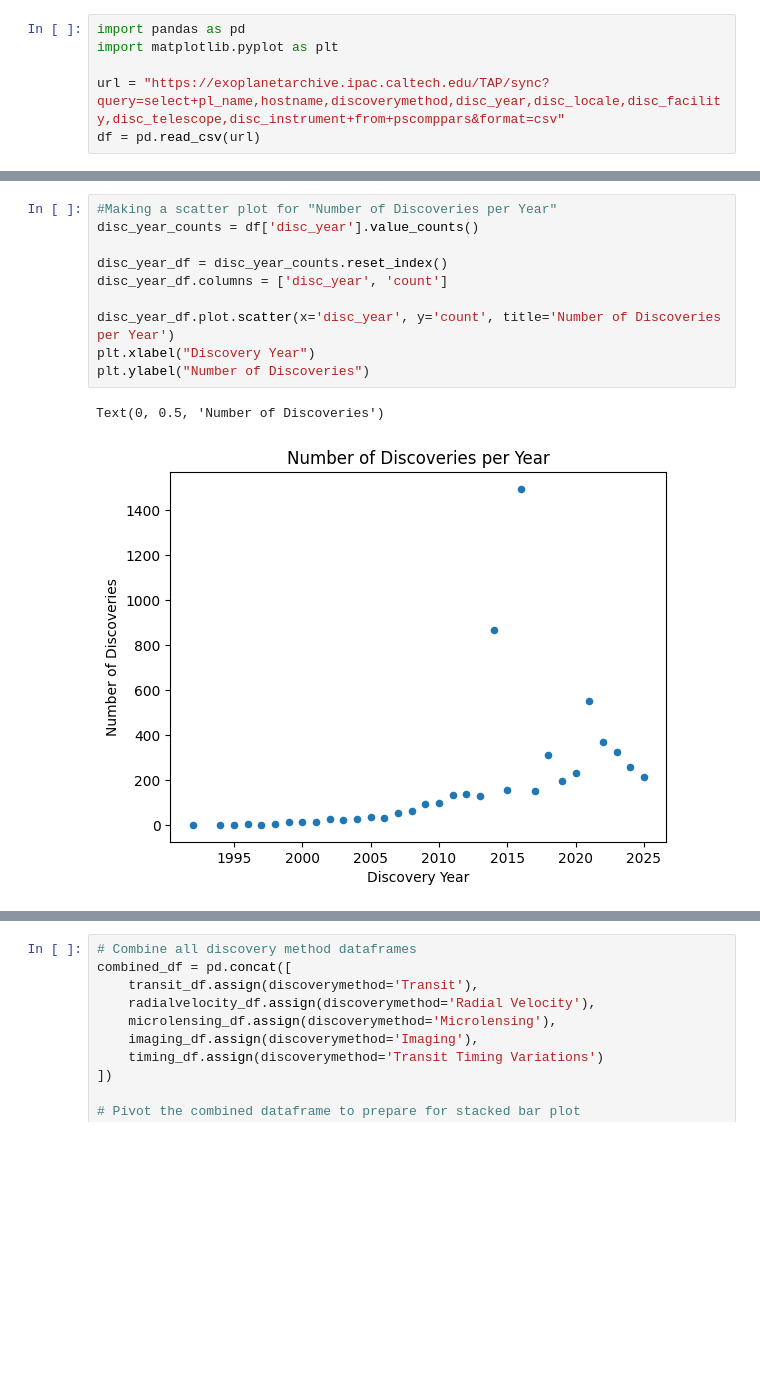
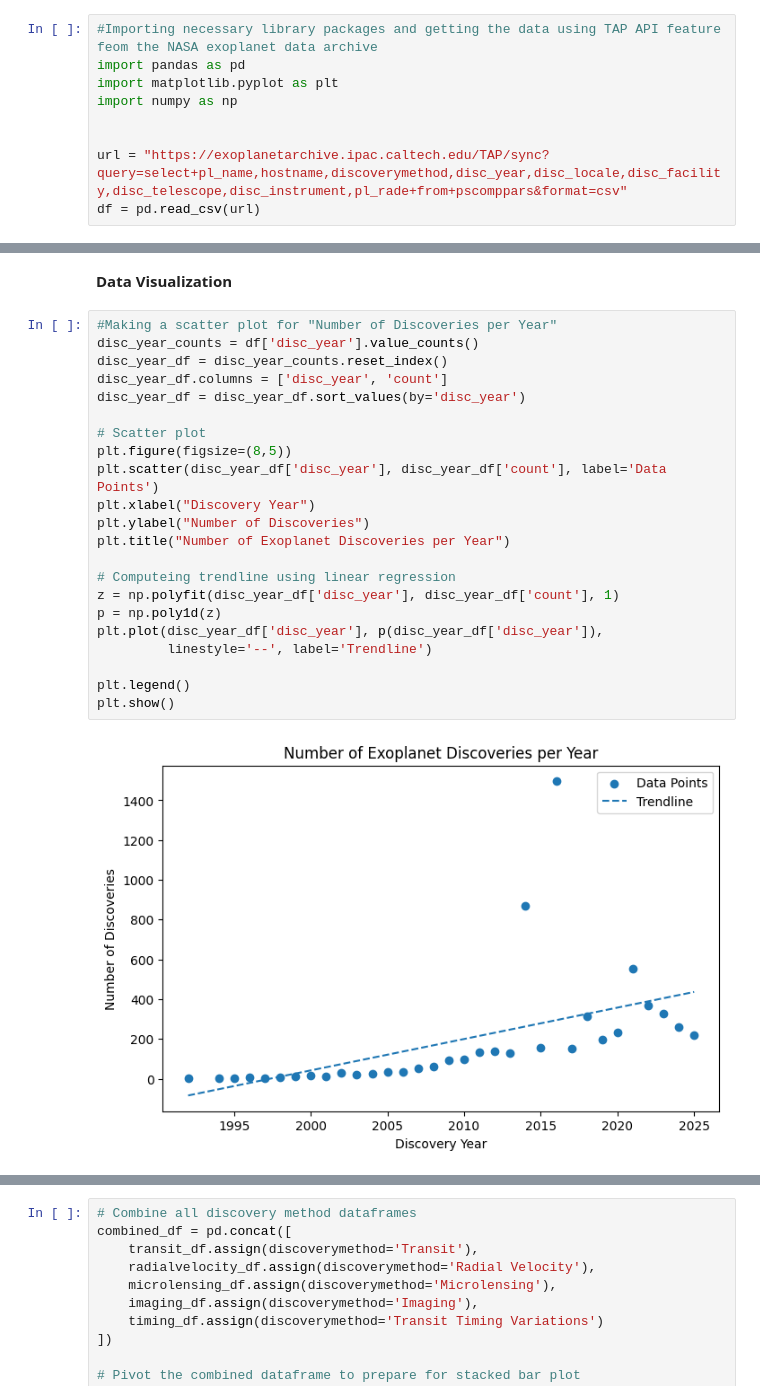
Before and after one commit to Celestia-Analytics/exoplanet-data-visualization, a Jupyter notebook: exoplanet_trends.ipynb, the cells around one changed output, grey strips where cells are left out. Drawn from its saved outputs; the diff is of its cells as text; blank space fills up the shorter version.

```diff
--- a/exoplanet_trends.ipynb
+++ b/exoplanet_trends.ipynb
@@ -3,6 +7,9 @@
 # %%
+#Importing necessary library packages and getting the data using TAP API feature feom the NASA exoplanet data archive
 import pandas as pd
 import matplotlib.pyplot as plt
+import numpy as np
 
-url = "https://exoplanetarchive.ipac.caltech.edu/TAP/sync?query=select+pl_name,hostname,discoverymethod,disc_year,disc_locale,disc_facility,disc_telescope,disc_instrument+from+pscomppars&format=csv"
+
+url = "https://exoplanetarchive.ipac.caltech.edu/TAP/sync?query=select+pl_name,hostname,discoverymethod,disc_year,disc_locale,disc_facility,disc_telescope,disc_instrument,pl_rade+from+pscomppars&format=csv"
 df = pd.read_csv(url)
@@ -32,13 +82,26 @@ df.head()
+# %% [markdown]
+**Data Visualization**
 # %%
 #Making a scatter plot for "Number of Discoveries per Year"
 disc_year_counts = df['disc_year'].value_counts()
-
 disc_year_df = disc_year_counts.reset_index()
 disc_year_df.columns = ['disc_year', 'count']
+disc_year_df = disc_year_df.sort_values(by='disc_year')
 
-disc_year_df.plot.scatter(x='disc_year', y='count', title='Number of Discoveries per Year')
+# Scatter plot
+plt.figure(figsize=(8,5))
+plt.scatter(disc_year_df['disc_year'], disc_year_df['count'], label='Data Points')
 plt.xlabel("Discovery Year")
 plt.ylabel("Number of Discoveries")
+plt.title("Number of Exoplanet Discoveries per Year")
+
+# Computeing trendline using linear regression
+z = np.polyfit(disc_year_df['disc_year'], disc_year_df['count'], 1)
+p = np.poly1d(z)
+plt.plot(disc_year_df['disc_year'], p(disc_year_df['disc_year']),
+         linestyle='--', label='Trendline')
+
+plt.legend()
+plt.show()
 # %% [output]
-Text(0, 0.5, 'Number of Discoveries')
-[figure, old version]
+[figure, new version]
```
Also changed, not shown: parts of 16 cells of this notebook.
